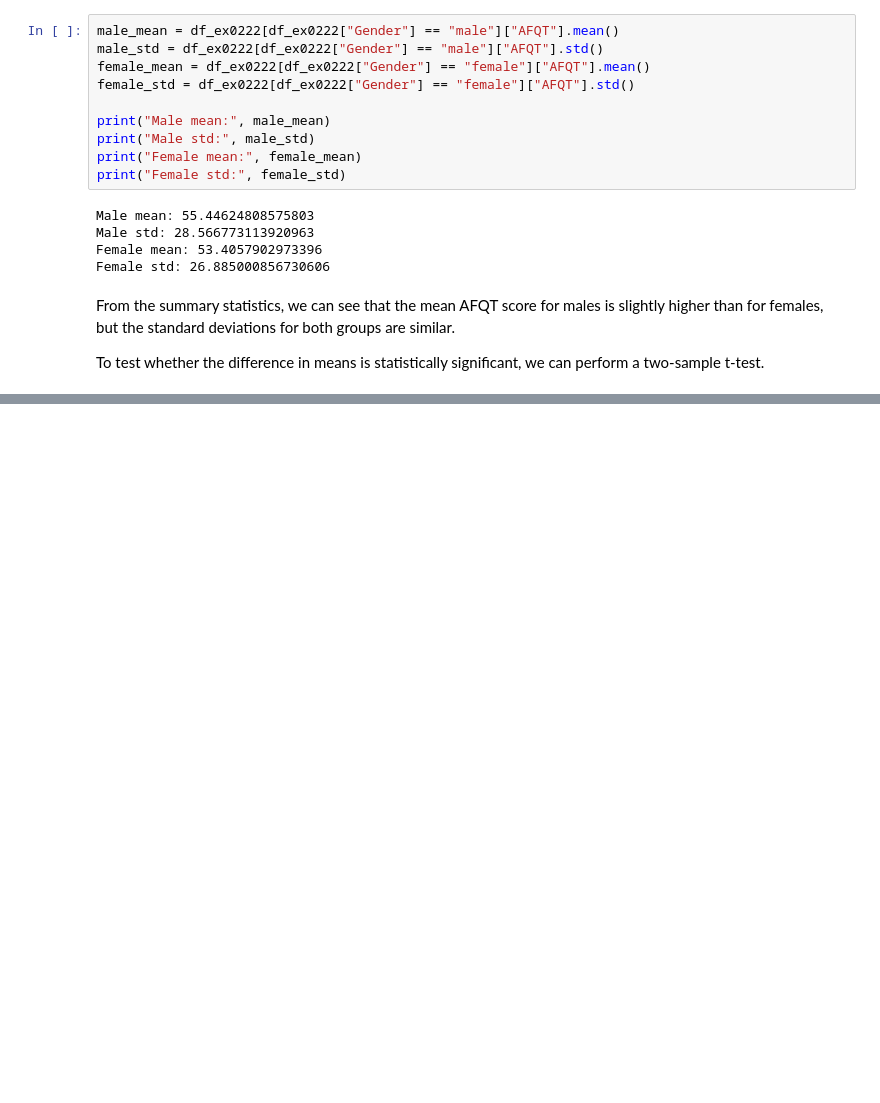
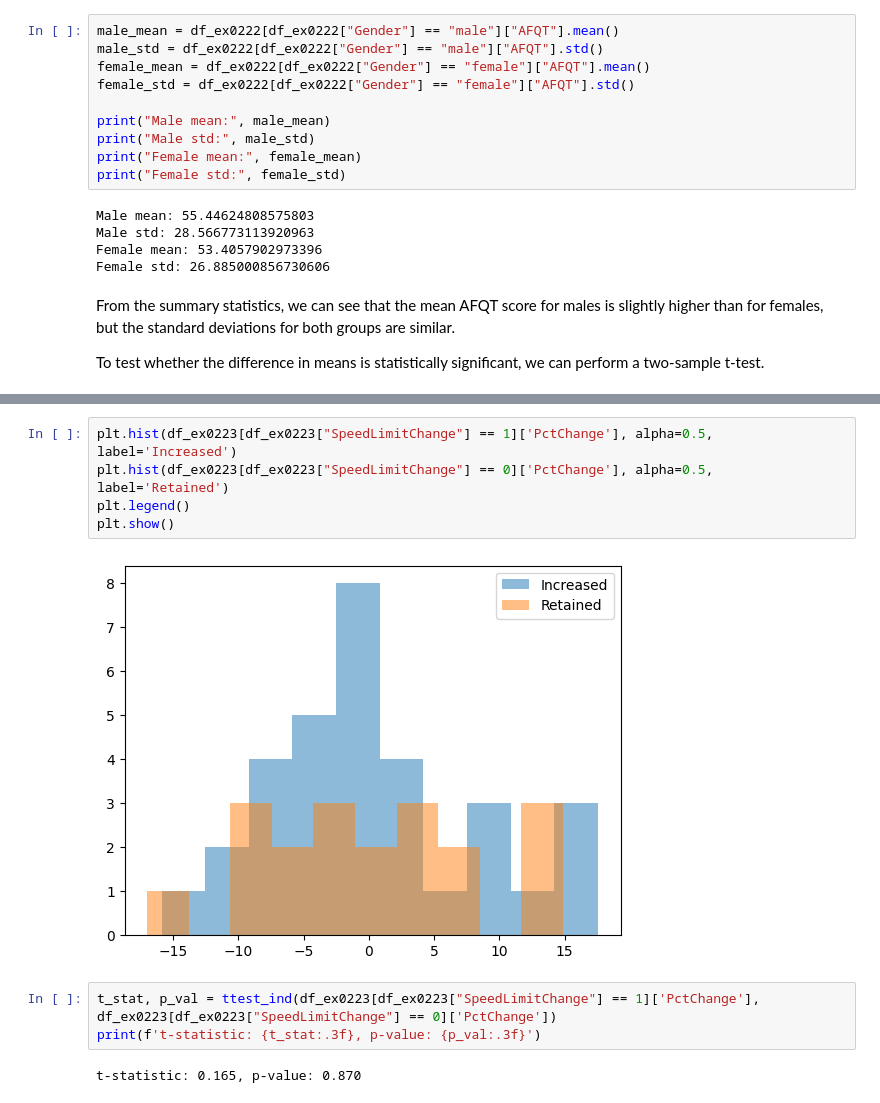
Before and after one commit to abhinavchat-cal/calance-ds-assignments, a Jupyter notebook: Assignment 1.ipynb, the cells around one changed output, grey strips where cells are left out. Cells and saved outputs as stored; diff of their text form; blank space fills up the shorter version.

```diff
--- a/Assignment 1.ipynb
+++ b/Assignment 1.ipynb
@@ -492,0 +510,12 @@ male_ci = t.interval(0.95, male_n - 1, loc=male_mean)
+# %%
+plt.hist(df_ex0223[df_ex0223["SpeedLimitChange"] == 1]['PctChange'], alpha=0.5, label='Increased')
+plt.hist(df_ex0223[df_ex0223["SpeedLimitChange"] == 0]['PctChange'], alpha=0.5, label='Retained')
+plt.legend()
+plt.show()
+# %% [output]
+[figure, added]
+# %%
+t_stat, p_val = ttest_ind(df_ex0223[df_ex0223["SpeedLimitChange"] == 1]['PctChange'], df_ex0223[df_ex0223["SpeedLimitChange"] == 0]['PctChange'])
+print(f't-statistic: {t_stat:.3f}, p-value: {p_val:.3f}')
+# %% [output]
+t-statistic: 0.165, p-value: 0.870
```
Also changed, not shown: parts of 12 cells of this notebook, 1 other file.
